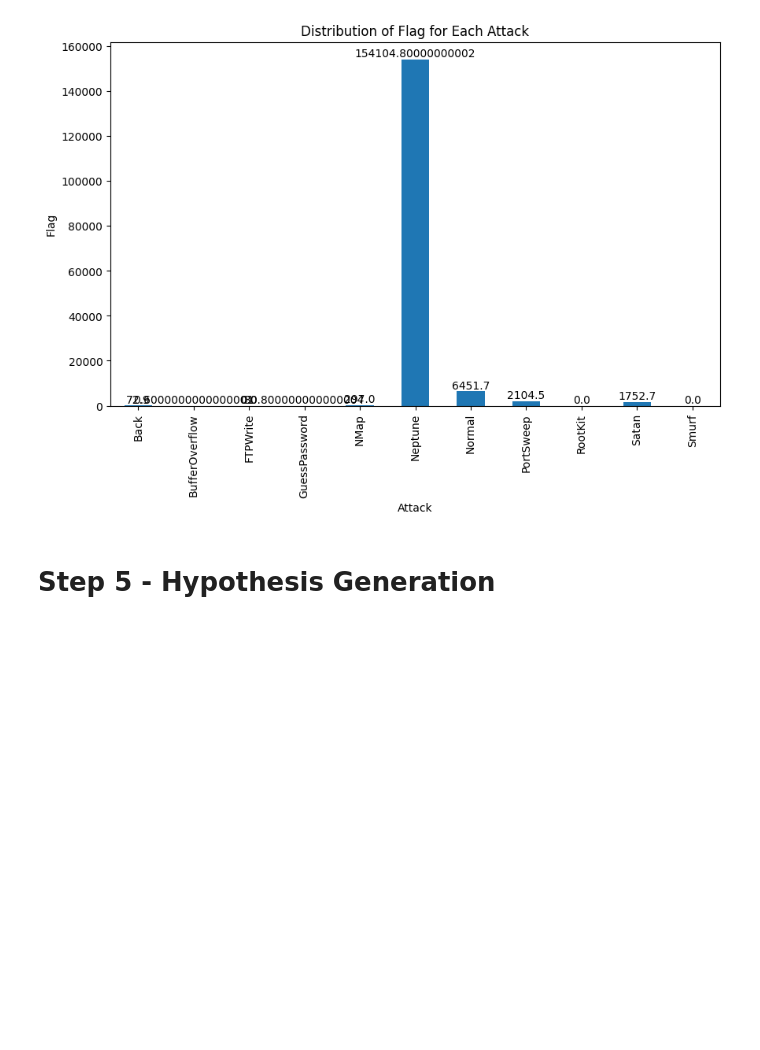
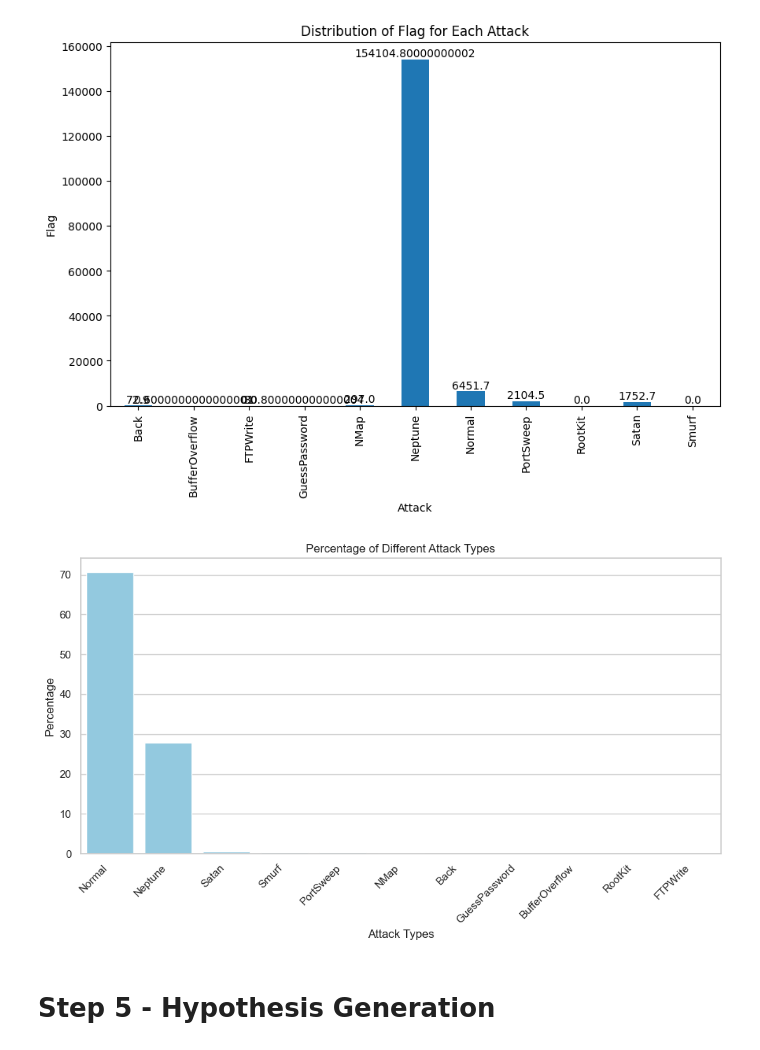
Before and after one commit to Sothirich/data_science_cyber-data-set, a Jupyter notebook: 2. Data-Exploration.ipynb, the cells around one changed output. Drawn from its saved outputs; the diff is of its cells as text; code cells hidden in the pictures; blank space fills up the shorter version.

Commit message:
Visualization

```diff
--- a/2. Data-Exploration.ipynb
+++ b/2. Data-Exploration.ipynb
@@ -250,5 +250,23 @@ for idx, val in enumerate(grouped_data):
 plt.show()
 # %% [output]
 [figure]
+# %%
+# Whatanak
+
+# Create the bar plot
+plt.figure(figsize=(10, 6))
+sns.barplot(x=attack_percentages.index, y=attack_percentages, color='skyblue')
+
+# Customize the plot
+plt.title('Percentage of Different Attack Types')
+plt.xlabel('Attack Types')
+plt.ylabel('Percentage')
+plt.xticks(rotation=45, ha='right')
+
+# Show the plot
+plt.tight_layout()
+plt.show()
+# %% [output]
+[figure, added]
 # %% [markdown]
 # Step 5 - Hypothesis Generation
```
